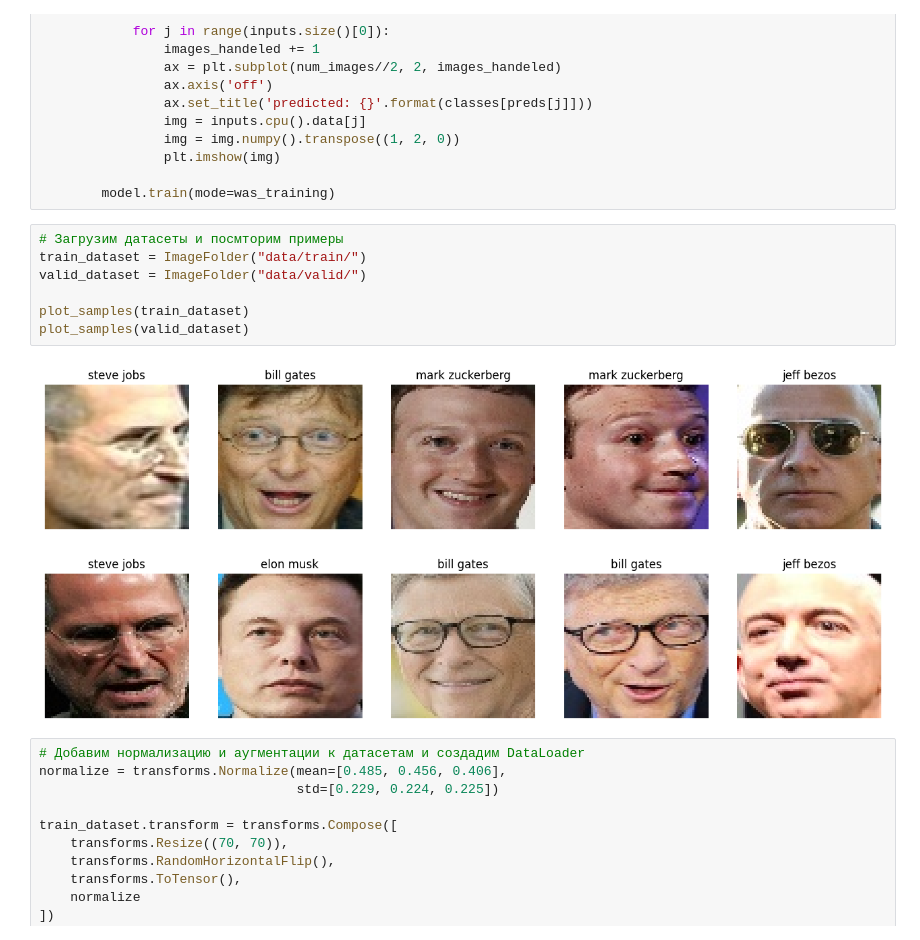
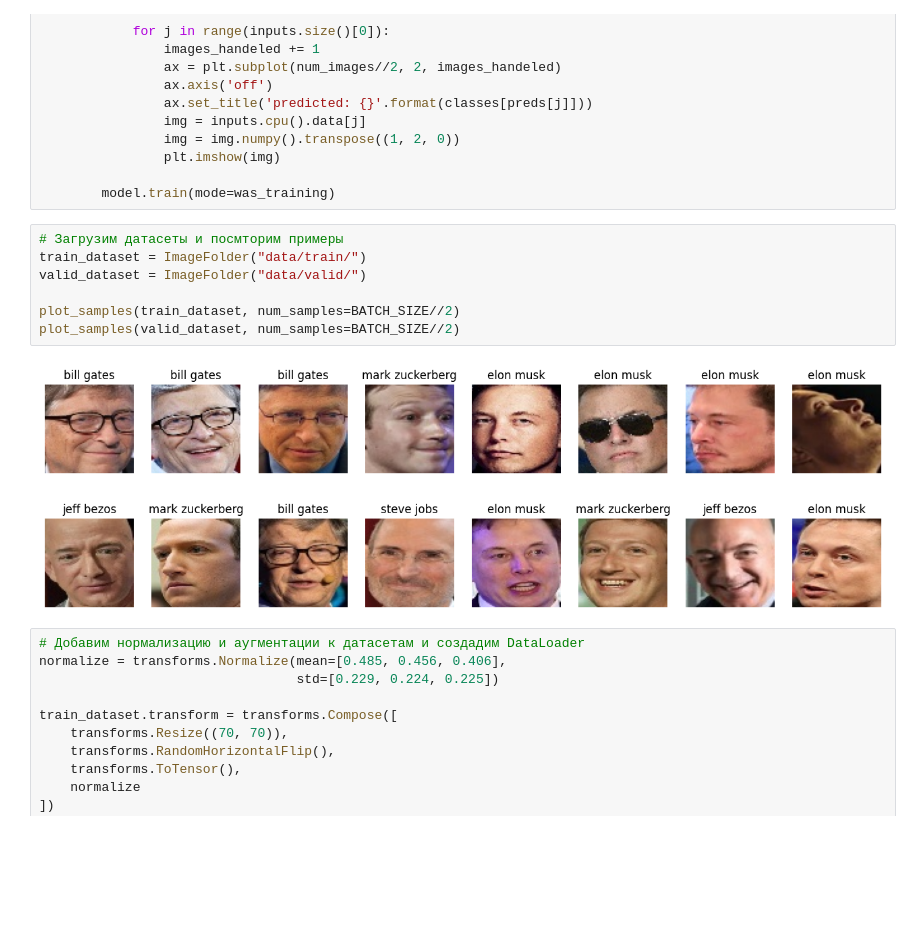
Before and after one commit to EvgeniyBerdyugin/SkillFactory-dspr-40, a Jupyter notebook: project _CV_1/project.ipynb, the cells around one changed output. Cells and saved outputs as stored; diff of their text form; blank space fills up the shorter version.

```diff
--- a/project _CV_1/project.ipynb
+++ b/project _CV_1/project.ipynb
@@ -146,13 +146,13 @@ def visualize_model(model, num_images=6):
 # %%
 # Загрузим датасеты и посмторим примеры
 train_dataset = ImageFolder("data/train/")
 valid_dataset = ImageFolder("data/valid/")
 
-plot_samples(train_dataset)
-plot_samples(valid_dataset)
+plot_samples(train_dataset, num_samples=BATCH_SIZE//2)
+plot_samples(valid_dataset, num_samples=BATCH_SIZE//2)
 # %% [output]
-[figure, old version]
+[figure, new version]
-[figure, old version]
+[figure, new version]
 # %%
 # Добавим нормализацию и аугментации к датасетам и создадим DataLoader
 normalize = transforms.Normalize(mean=[0.485, 0.456, 0.406],
```
Also changed, not shown: parts of 3 cells of this notebook.
